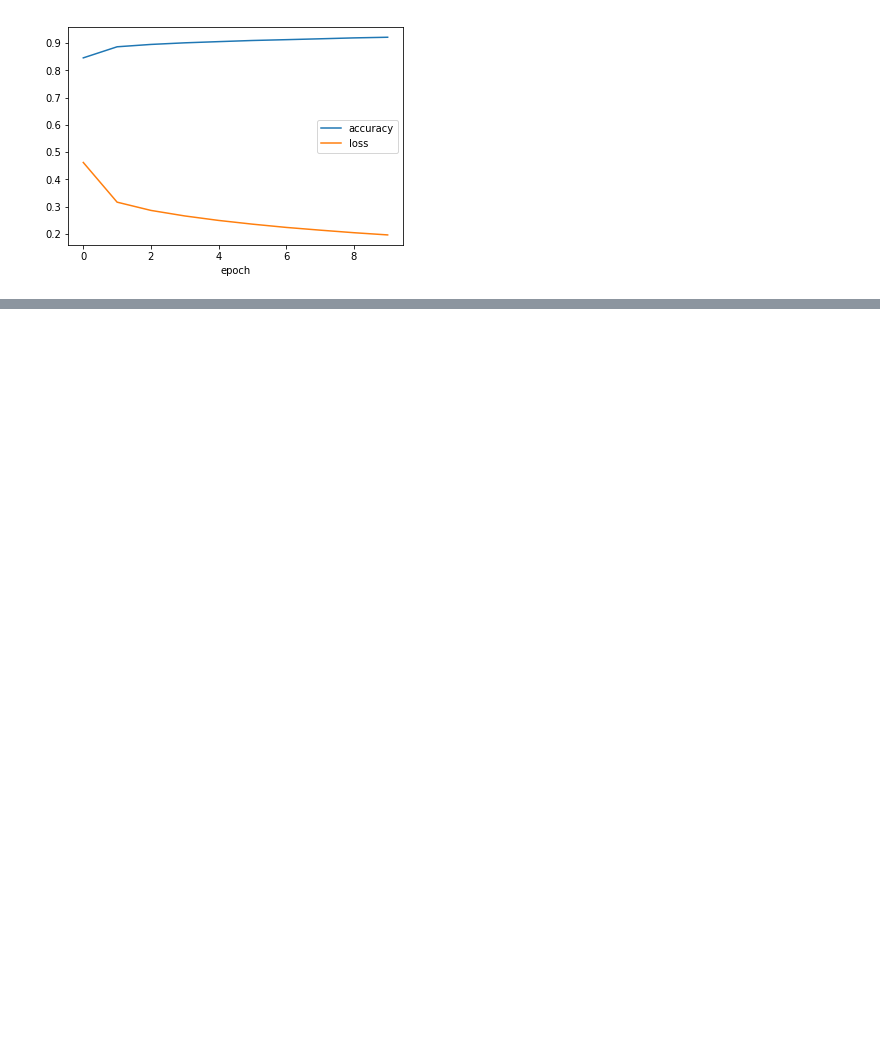
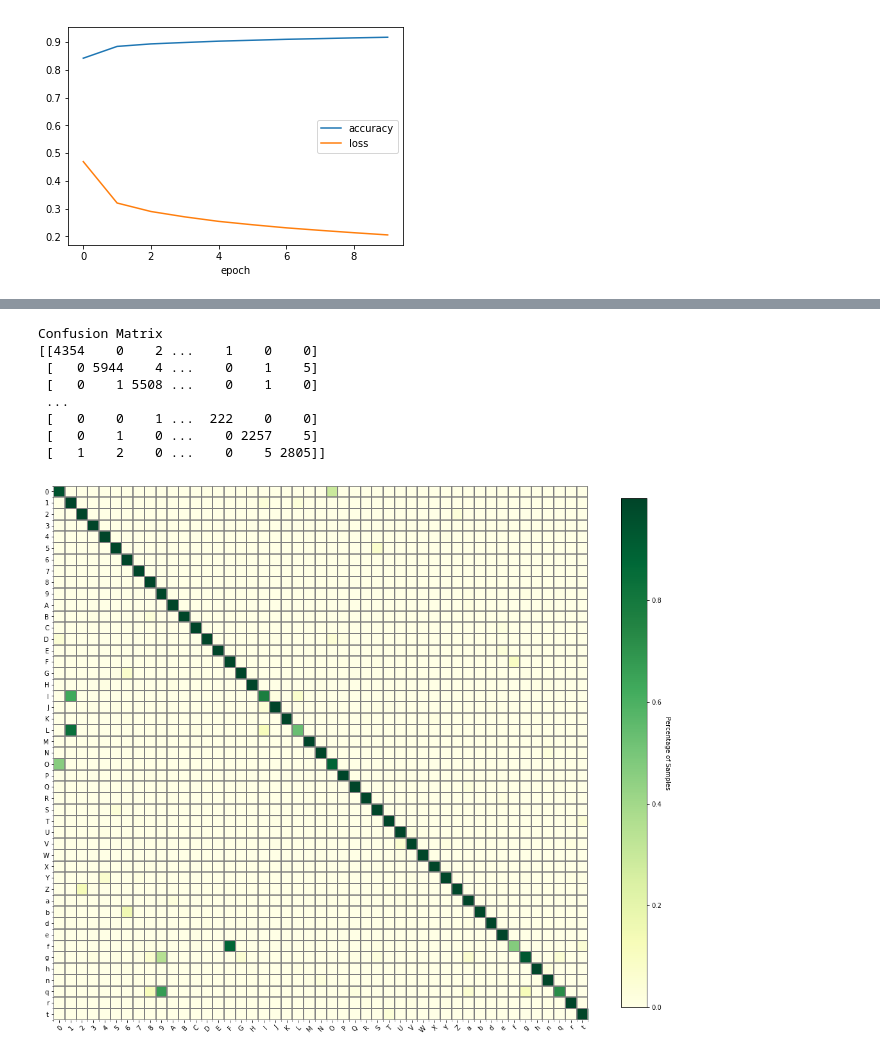
Before and after one commit to PacktPublishing/Hands-On-Deep-Learning-for-Mobile, a Jupyter notebook: Chapter5/mobile_cnn_model.ipynb, the cells around one changed output, grey strips where cells are left out. Saved outputs shown, nothing was run; the diff lists cells and outputs as text; code cells hidden in the pictures; blank space fills up the shorter version.

```diff
--- a/Chapter5/mobile_cnn_model.ipynb
+++ b/Chapter5/mobile_cnn_model.ipynb
@@ -152,0 +171,29 @@ session.close()
+# %%
+# (1) First the input layer
+inputs = keras.Input(shape=(28,28,), name='emnist_inp')
+x = layers.Reshape((28, 28, 1))(inputs)  # since images are gray scale, they have only one channel
+
+# (2.1) Learn 64 different filters, each 3x3 in size, with valid pooling, and (1,1) stride size
+x = layers.Conv2D(64, (3, 3), activation='relu', padding="same")(x)
+x = layers.Conv2D(64, (3, 3), activation='relu', padding="same")(x)  # 2 convolutional layers
+# (3.1) Pooling layer
+x = layers.MaxPooling2D(pool_size=(2, 2))(x)
+
+# (2.2) Learn 64 different filters, each 3x3 in size, with valid pooling, and (1,1) stride size
+x = layers.Conv2D(64, (3, 3), activation='relu')(x)
+x = layers.Conv2D(64, (3, 3), activation='relu')(x)  # 2 convolutional layers
+# (3.2) Pooling layer
+x = layers.MaxPooling2D(pool_size=(2, 2))(x)
+
+
+# (4) Dimensions after pooling are 13x13x64. The 28x28 image is now 13x13 with 64 filters
+x = layers.Flatten()(x)
+
+# (5) Traditional dense/FC layers to use these inputs for classification
+# This part is similar to previous model
+x = layers.Dense(256, activation='relu', name='dense_1')(x)
+x = layers.Dense(128, activation='relu', name='dense_2')(x)
+outputs = layers.Dense(47, activation='softmax', name='predictions')(x)
+
+cnn2 = keras.Model(inputs=inputs, outputs=outputs, name='cnn_model_1')
+cnn2.summary()
@@ -152,0 +218,6 @@ session.close()
+# %%
+# Lets compile the model and train it
+cnn2.compile(optimizer=tf.keras.optimizers.Adam(0.001),
+              loss='categorical_crossentropy',
+              metrics=['accuracy'])
+history = cnn2.fit(norm_train_features, one_hot_train_labels, epochs=10, batch_size=128)
@@ -152,0 +251,18 @@ session.close()
+# %%
+predictions = cnn2.predict(norm_test_features)  # generates a probability for each label
+y_pred = np.argmax(predictions, axis=1)  # choose the one with the highest value as the output label
+
+print('Confusion Matrix')
+confusion = emnist_utils.generate_confusion_matrix(test['labels'], y_pred)
+print(confusion)
+emnist_utils.plot_confusion_matrix(confusion, mappings)
+# %% [output]
+Confusion Matrix
+[[4354    0    2 ...    1    0    0]
+ [   0 5944    4 ...    0    1    5]
+ [   0    1 5508 ...    0    1    0]
+ ...
+ [   0    0    1 ...  222    0    0]
+ [   0    1    0 ...    0 2257    5]
+ [   1    2    0 ...    0    5 2805]]
+[figure, added]
```
Also changed, not shown: parts of 9 cells of this notebook.
